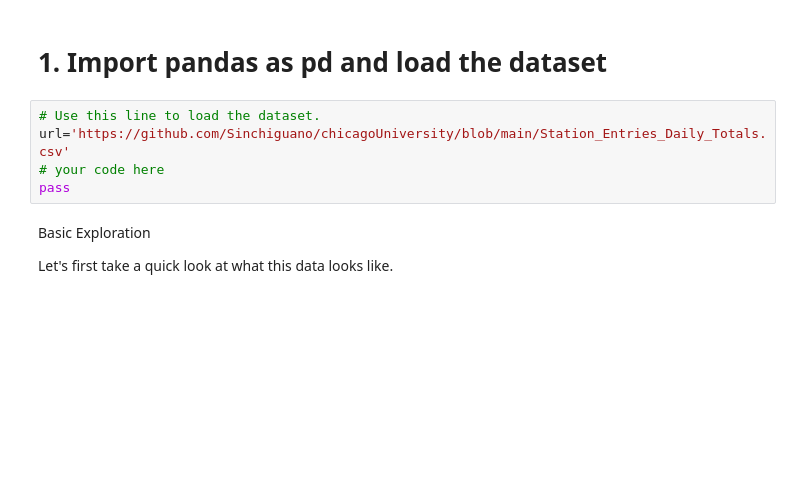
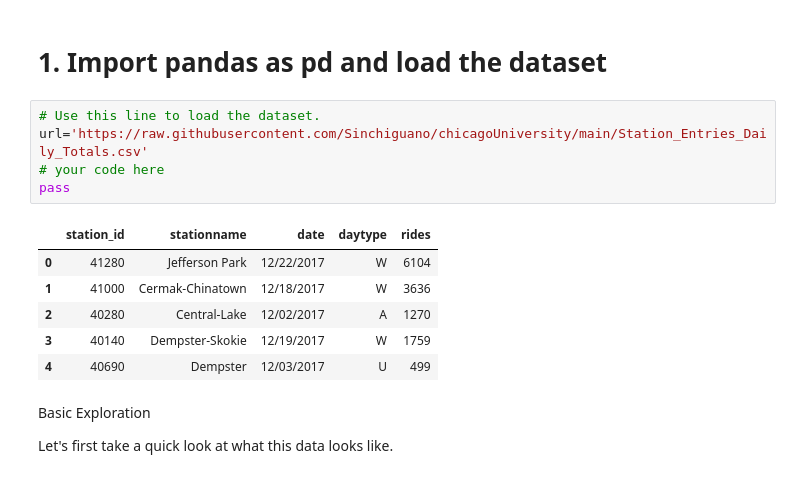
Before and after one commit to Sinchiguano/ai2023_2, a Jupyter notebook: Pandas_Exercise_B_for_Data_Analysis.ipynb, the cells around one changed output. Drawn from its saved outputs; the diff is of its cells as text; blank space fills up the shorter version.

```diff
--- a/Pandas_Exercise_B_for_Data_Analysis.ipynb
+++ b/Pandas_Exercise_B_for_Data_Analysis.ipynb
@@ -5,9 +5,16 @@
 # 1. Import pandas as pd and load the dataset
 # %%
 # Use this line to load the dataset.
-url='https://github.com/Sinchiguano/chicagoUniversity/blob/main/Station_Entries_Daily_Totals.csv'
+url='https://raw.githubusercontent.com/Sinchiguano/chicagoUniversity/main/Station_Entries_Daily_Totals.csv'
 # your code here
 pass
+# %% [output]
+|  | station_id | stationname | date | daytype | rides |
+| 0 | 41280 | Jefferson Park | 12/22/2017 | W | 6104 |
+| 1 | 41000 | Cermak-Chinatown | 12/18/2017 | W | 3636 |
+| 2 | 40280 | Central-Lake | 12/02/2017 | A | 1270 |
+| 3 | 40140 | Dempster-Skokie | 12/19/2017 | W | 1759 |
+| 4 | 40690 | Dempster | 12/03/2017 | U | 499 |
 # %% [markdown]
 Basic Exploration
 
```
